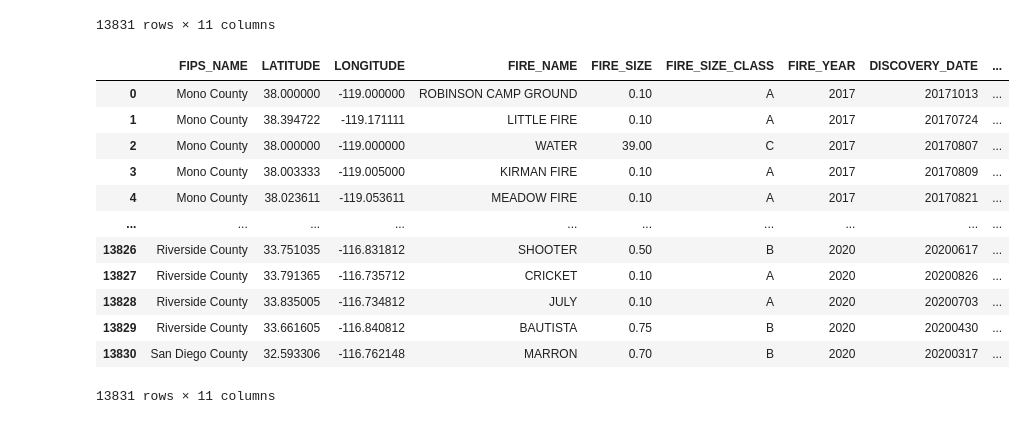
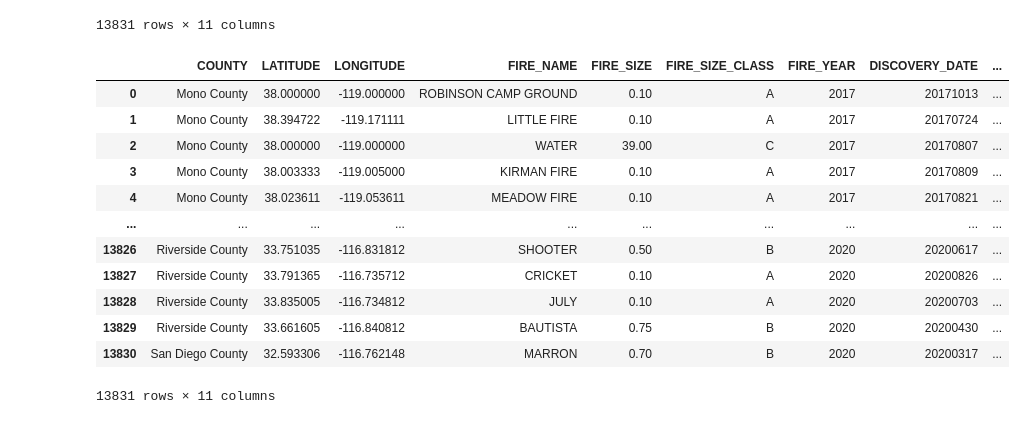
Before and after one commit to kendraliu/California-4-Year-Wildfires-Dashboard, a Jupyter notebook: Backend/WildfiresETL.ipynb, the cells around one changed output. Cells and saved outputs as stored; diff of their text form; code cells hidden in the pictures.

Commit message:
update database

```diff
--- a/Backend/WildfiresETL.ipynb
+++ b/Backend/WildfiresETL.ipynb
@@ -177,10 +177,10 @@ wildfireDatabase
 | 13830 | San Diego County | 32.593306 | -116.762148 | MARRON | 0.70 | B | 2020 | 20200317 | ... |
 13831 rows × 11 columns
 # %%
-wildfireDatabase = wildfireDatabase.rename(columns={"NWCG_CAUSE_CLASSIFICATION": "CAUSE_CLASSIFICATION", "NWCG_GENERAL_CAUSE": "CAUSE", "CONT_DATE": "CONTAIN_DATE"})
+wildfireDatabase = wildfireDatabase.rename(columns={"FIPS_NAME": "COUNTY", "NWCG_CAUSE_CLASSIFICATION": "CAUSE_CLASSIFICATION", "NWCG_GENERAL_CAUSE": "CAUSE", "CONT_DATE": "CONTAIN_DATE"})
 wildfireDatabase
 # %% [output]
-|  | FIPS_NAME | LATITUDE | LONGITUDE | FIRE_NAME | FIRE_SIZE | FIRE_SIZE_CLASS | FIRE_YEAR | DISCOVERY_DATE | ... |
+|  | COUNTY | LATITUDE | LONGITUDE | FIRE_NAME | FIRE_SIZE | FIRE_SIZE_CLASS | FIRE_YEAR | DISCOVERY_DATE | ... |
 | 0 | Mono County | 38.000000 | -119.000000 | ROBINSON CAMP GROUND | 0.10 | A | 2017 | 20171013 | ... |
 | 1 | Mono County | 38.394722 | -119.171111 | LITTLE FIRE | 0.10 | A | 2017 | 20170724 | ... |
 | 2 | Mono County | 38.000000 | -119.000000 | WATER | 39.00 | C | 2017 | 20170807 | ... |
```
Also changed, not shown: parts of 3 cells of this notebook, 5 other files.
